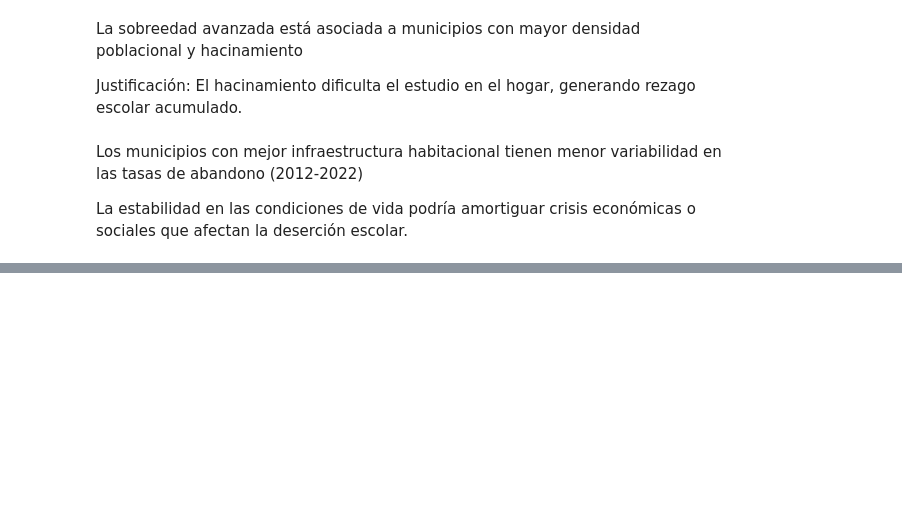
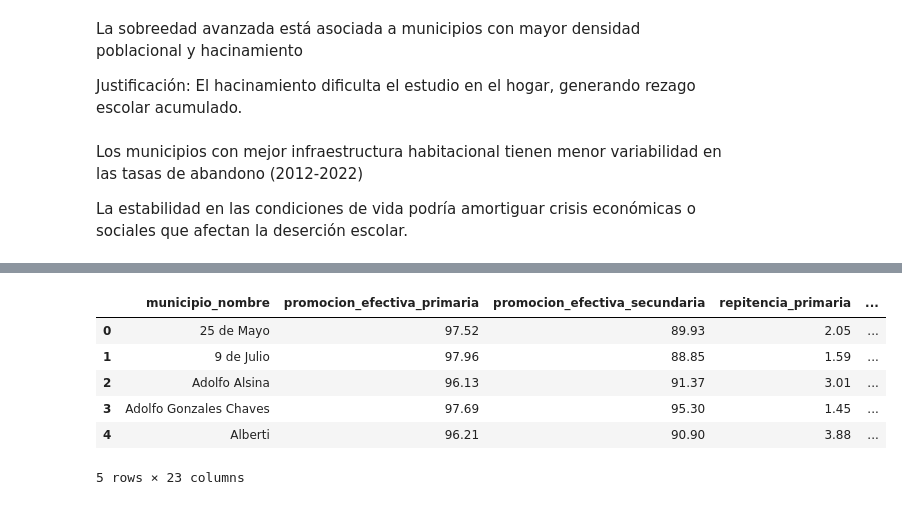
Before and after one commit to lmendezayl/uba-ldd-tp1, a Jupyter notebook: TP_1.ipynb, the cells around one changed output, grey strips where cells are left out. Saved outputs shown, nothing was run; the diff lists cells and outputs as text; code cells hidden in the pictures; blank space fills up the shorter version.

```diff
--- a/TP_1.ipynb
+++ b/TP_1.ipynb
@@ -556,0 +639,18 @@ La estabilidad en las condiciones de vida podría amortiguar crisis económicas
+# %%
+# creamos una subtabla de df_educacion que solo tenga el nombre del municipio y las tasas
+df_educacion_2022 = (
+    df_educacion[df_educacion['anio'] == 2022]
+    .set_index('municipio_nombre')
+    .sort_index()
+    .reset_index()
+    .drop(columns = ['anio','municipio_id'])
+)
+display(df_educacion_2022.head())
+# %% [output]
+|  | municipio_nombre | promocion_efectiva_primaria | promocion_efectiva_secundaria | repitencia_primaria | ... |
+| 0 | 25 de Mayo | 97.52 | 89.93 | 2.05 | ... |
+| 1 | 9 de Julio | 97.96 | 88.85 | 1.59 | ... |
+| 2 | Adolfo Alsina | 96.13 | 91.37 | 3.01 | ... |
+| 3 | Adolfo Gonzales Chaves | 97.69 | 95.30 | 1.45 | ... |
+| 4 | Alberti | 96.21 | 90.90 | 3.88 | ... |
+5 rows × 23 columns
```
Also changed, not shown: parts of 21 cells of this notebook.
